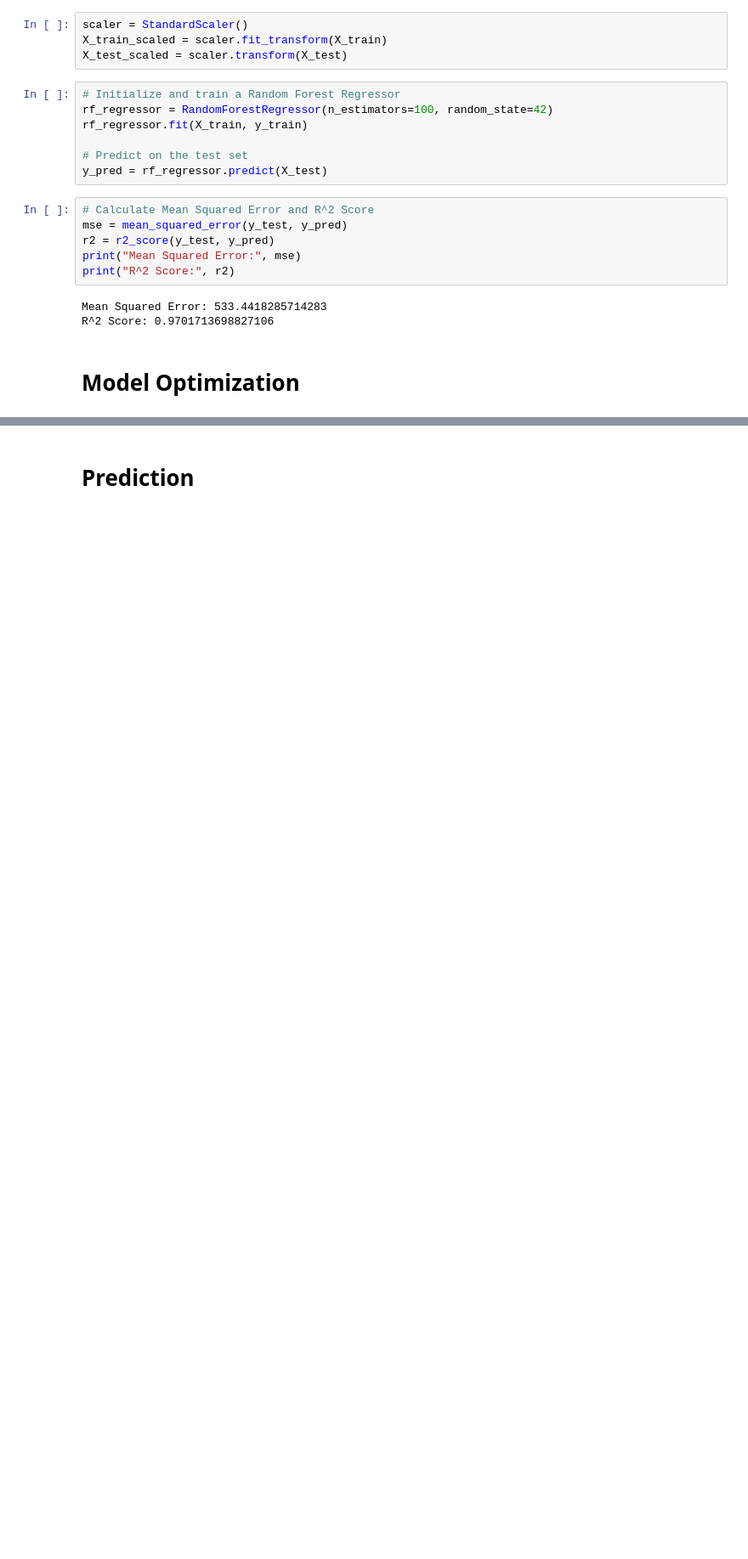
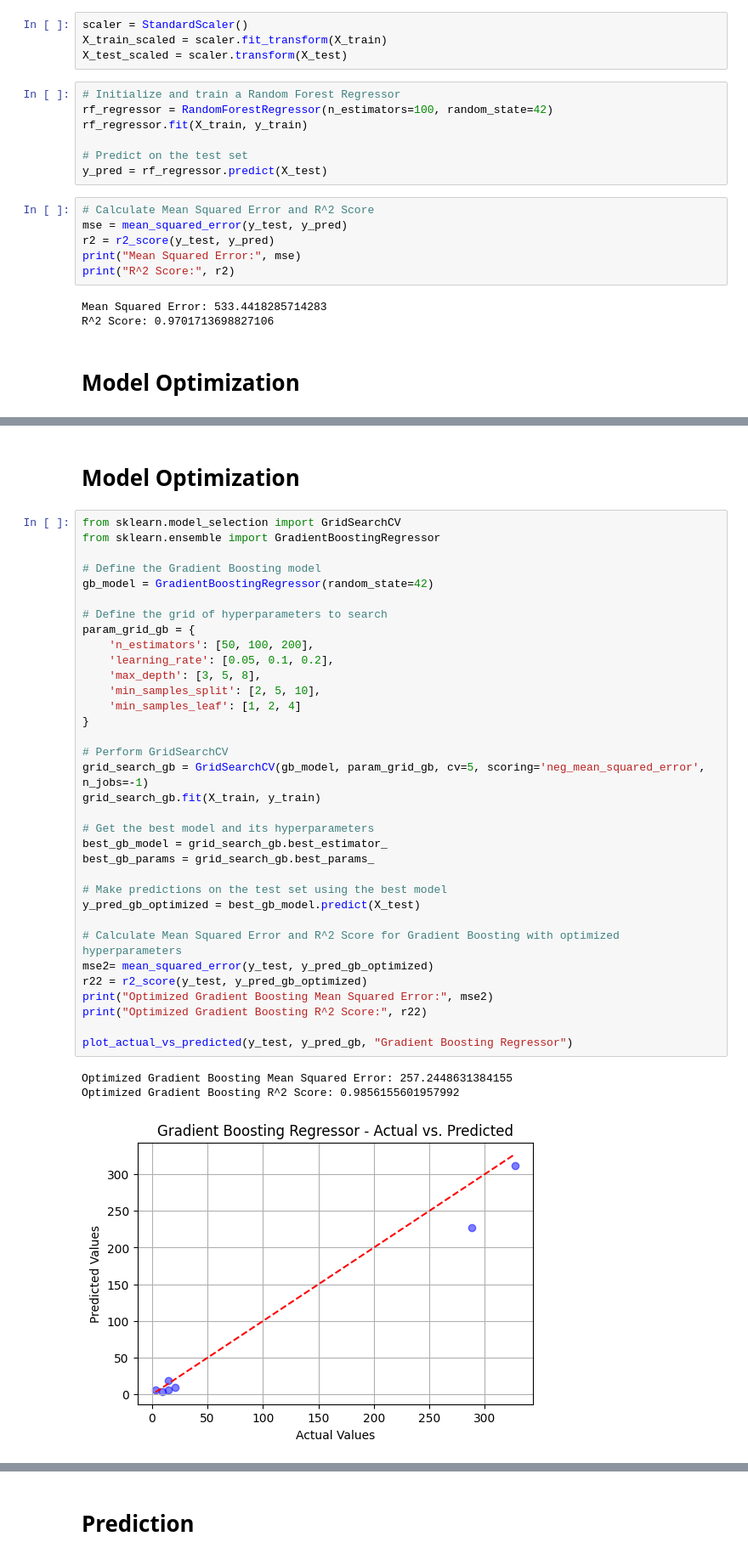
Before and after one commit to Prureddy/Traffic_Volume_Data, a Jupyter notebook: main.ipynb, the cells around one changed output, grey strips where cells are left out. Shown at 85% size. Saved outputs shown, nothing was run; the diff lists cells and outputs as text; blank space fills up the shorter version.

```diff
--- a/main.ipynb
+++ b/main.ipynb
@@ -180,0 +195,40 @@ Mean Squared Error: 372.15279179397464
+# %% [markdown]
+# Model Optimization
+# %%
+from sklearn.model_selection import GridSearchCV
+from sklearn.ensemble import GradientBoostingRegressor
+
+# Define the Gradient Boosting model
+gb_model = GradientBoostingRegressor(random_state=42)
+
+# Define the grid of hyperparameters to search
+param_grid_gb = {
+    'n_estimators': [50, 100, 200],
+    'learning_rate': [0.05, 0.1, 0.2],
+    'max_depth': [3, 5, 8],
+    'min_samples_split': [2, 5, 10],
+    'min_samples_leaf': [1, 2, 4]
+}
+
+# Perform GridSearchCV
+grid_search_gb = GridSearchCV(gb_model, param_grid_gb, cv=5, scoring='neg_mean_squared_error', n_jobs=-1)
+grid_search_gb.fit(X_train, y_train)
+
+# Get the best model and its hyperparameters
+best_gb_model = grid_search_gb.best_estimator_
+best_gb_params = grid_search_gb.best_params_
+
+# Make predictions on the test set using the best model
+y_pred_gb_optimized = best_gb_model.predict(X_test)
+
+# Calculate Mean Squared Error and R^2 Score for Gradient Boosting with optimized hyperparameters
+mse2= mean_squared_error(y_test, y_pred_gb_optimized)
+r22 = r2_score(y_test, y_pred_gb_optimized)
+print("Optimized Gradient Boosting Mean Squared Error:", mse2)
+print("Optimized Gradient Boosting R^2 Score:", r22)
+
+plot_actual_vs_predicted(y_test, y_pred_gb, "Gradient Boosting Regressor")
+# %% [output]
+Optimized Gradient Boosting Mean Squared Error: 257.2448631384155
+Optimized Gradient Boosting R^2 Score: 0.9856155601957992
+[figure, added]
```
Also changed, not shown: parts of 15 cells of this notebook.
